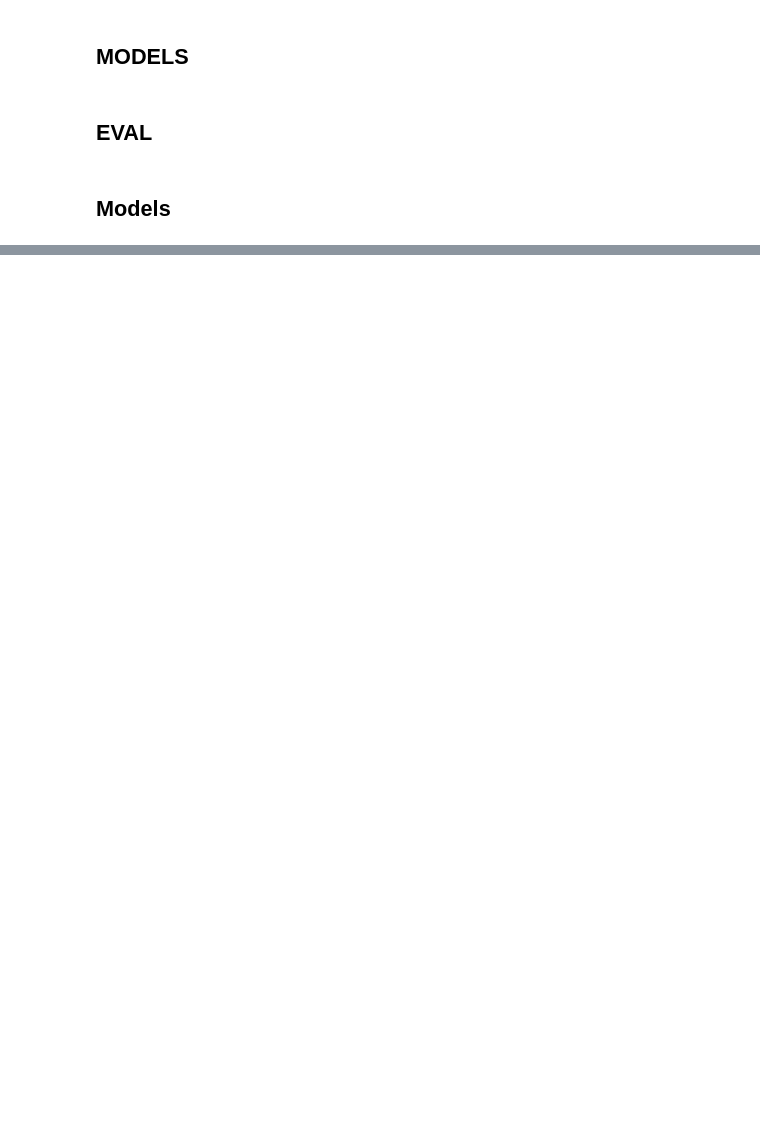
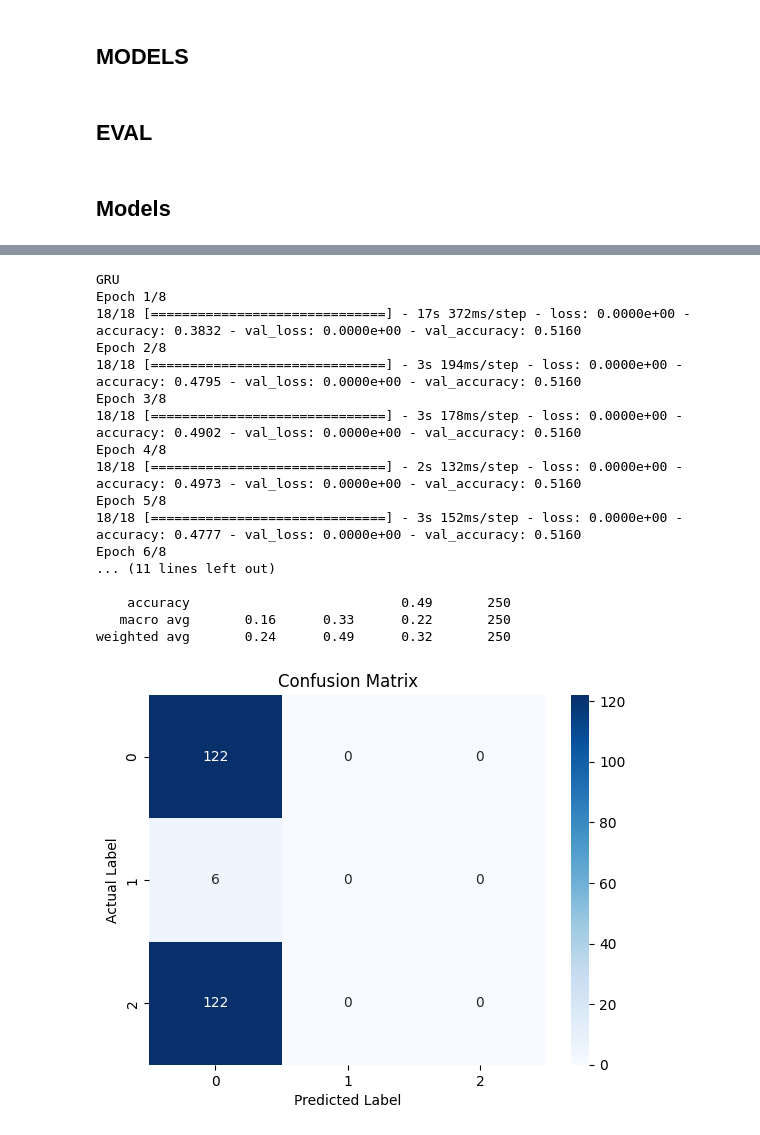
Before and after one commit to Muhammad-Hamza-Khan-03/Academics, a Jupyter notebook: NLP Assignments/Assignment_3/21l-5654-A3-Q1.ipynb, the cells around one changed output, grey strips where cells are left out. Drawn from its saved outputs; the diff is of its cells as text; code cells hidden in the pictures; blank space fills up the shorter version.

```diff
--- a/NLP Assignments/Assignment_3/21l-5654-A3-Q1.ipynb
+++ b/NLP Assignments/Assignment_3/21l-5654-A3-Q1.ipynb
@@ -476,0 +372,24 @@ weighted avg       0.27      0.33      0.30       250
+# %%
+print("GRU")
+model = my_models_function("GRU")
+model.fit(X_train, y_train, batch_size=32, epochs=8, validation_split=0.25)
+evaluate_model(model, X_test, y_test)
+# %% [output]
+GRU
+Epoch 1/8
+18/18 [==============================] - 17s 372ms/step - loss: 0.0000e+00 - accuracy: 0.3832 - val_loss: 0.0000e+00 - val_accuracy: 0.5160
+Epoch 2/8
+18/18 [==============================] - 3s 194ms/step - loss: 0.0000e+00 - accuracy: 0.4795 - val_loss: 0.0000e+00 - val_accuracy: 0.5160
+Epoch 3/8
+18/18 [==============================] - 3s 178ms/step - loss: 0.0000e+00 - accuracy: 0.4902 - val_loss: 0.0000e+00 - val_accuracy: 0.5160
+Epoch 4/8
+18/18 [==============================] - 2s 132ms/step - loss: 0.0000e+00 - accuracy: 0.4973 - val_loss: 0.0000e+00 - val_accuracy: 0.5160
+Epoch 5/8
+18/18 [==============================] - 3s 152ms/step - loss: 0.0000e+00 - accuracy: 0.4777 - val_loss: 0.0000e+00 - val_accuracy: 0.5160
+Epoch 6/8
+... (11 lines left out)
+
+    accuracy                           0.49       250
+   macro avg       0.16      0.33      0.22       250
+weighted avg       0.24      0.49      0.32       250
+[figure, added]
```
Also changed, not shown: parts of 17 cells of this notebook.
